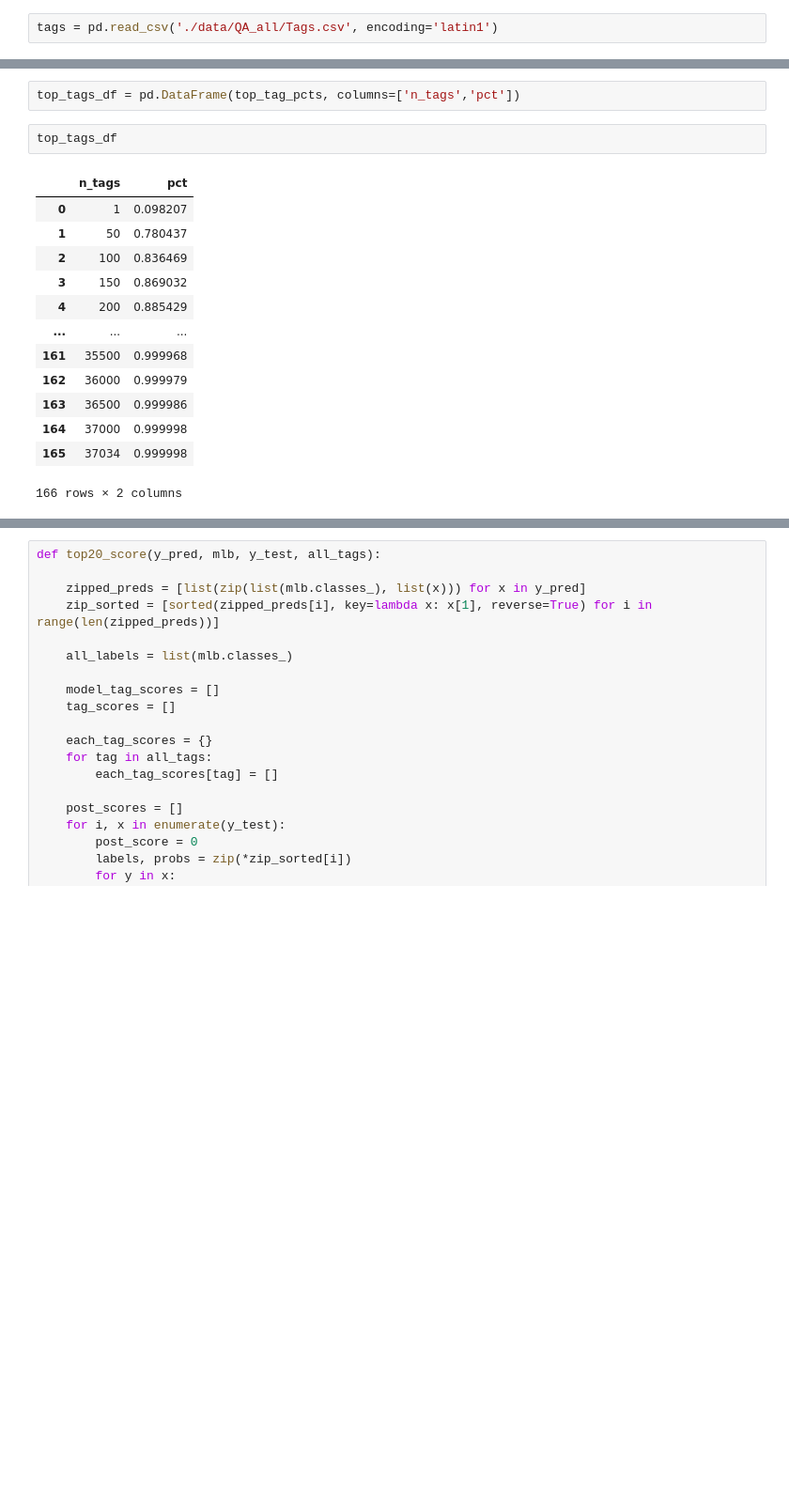
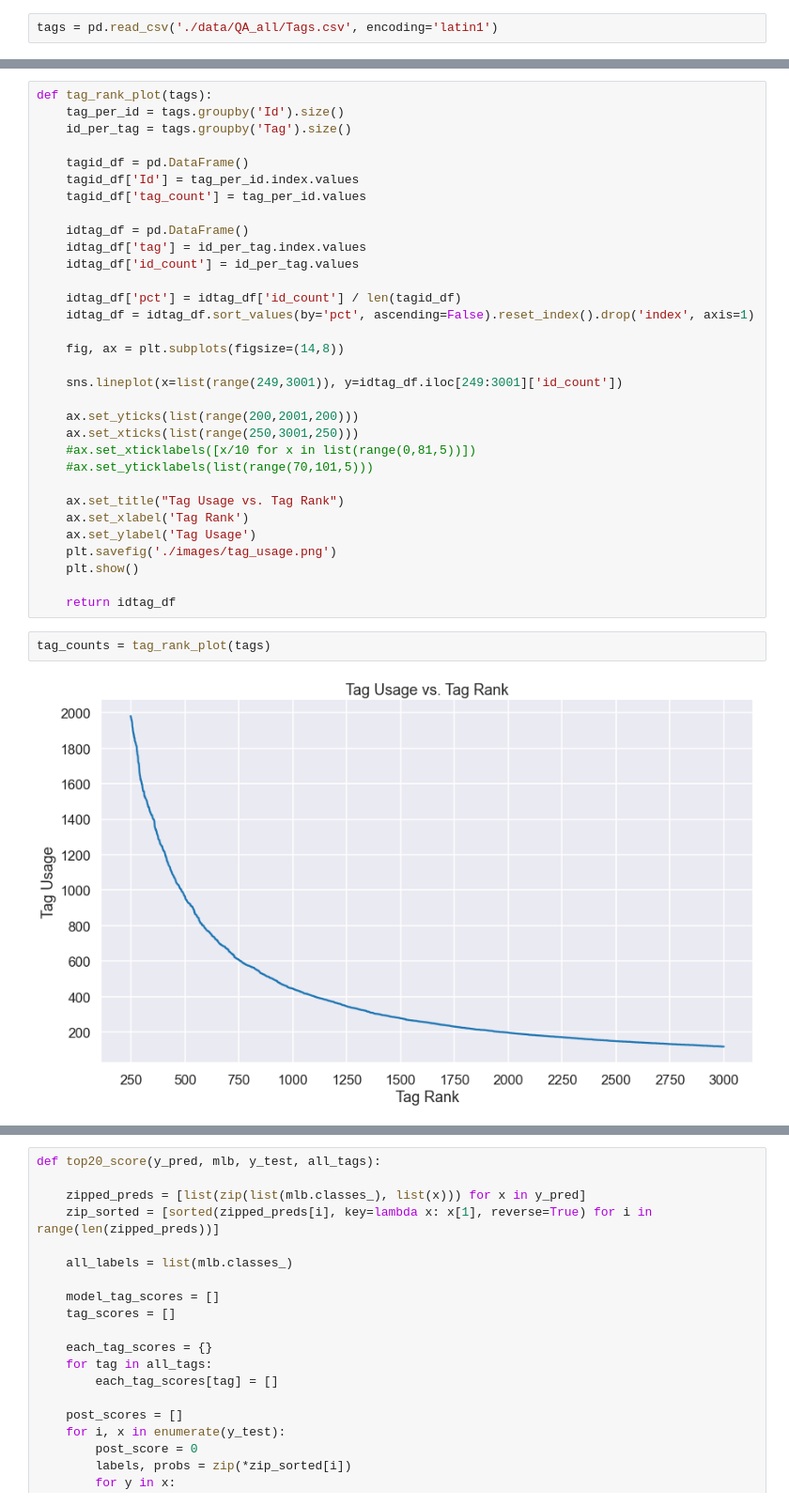
Before and after one commit to willcd/module5-project, a Jupyter notebook: phase5-project.ipynb, the cells around one changed output, grey strips where cells are left out. Shown at 94% size. Saved outputs shown, nothing was run; the diff lists cells and outputs as text; blank space fills up the shorter version.

```diff
--- a/phase5-project.ipynb
+++ b/phase5-project.ipynb
@@ -366,18 +374,36 @@ top_tag_pcts = tag_pcts_plot(tags)
-# %%
-top_tags_df = pd.DataFrame(top_tag_pcts, columns=['n_tags','pct'])
-# %%
-top_tags_df
-# %% [output]
-|  | n_tags | pct |
-| 0 | 1 | 0.098207 |
-| 1 | 50 | 0.780437 |
-| 2 | 100 | 0.836469 |
-| 3 | 150 | 0.869032 |
-| 4 | 200 | 0.885429 |
-| ... | ... | ... |
-| 161 | 35500 | 0.999968 |
-| 162 | 36000 | 0.999979 |
-| 163 | 36500 | 0.999986 |
-| 164 | 37000 | 0.999998 |
-| 165 | 37034 | 0.999998 |
-166 rows × 2 columns
+# %%
+def tag_rank_plot(tags):
+    tag_per_id = tags.groupby('Id').size()
+    id_per_tag = tags.groupby('Tag').size()
+
+    tagid_df = pd.DataFrame()
+    tagid_df['Id'] = tag_per_id.index.values
+    tagid_df['tag_count'] = tag_per_id.values
+
+    idtag_df = pd.DataFrame()
+    idtag_df['tag'] = id_per_tag.index.values
+    idtag_df['id_count'] = id_per_tag.values
+
+    idtag_df['pct'] = idtag_df['id_count'] / len(tagid_df)
+    idtag_df = idtag_df.sort_values(by='pct', ascending=False).reset_index().drop('index', axis=1)
+
+    fig, ax = plt.subplots(figsize=(14,8))
+
+    sns.lineplot(x=list(range(249,3001)), y=idtag_df.iloc[249:3001]['id_count'])
+
+    ax.set_yticks(list(range(200,2001,200)))
+    ax.set_xticks(list(range(250,3001,250)))
+    #ax.set_xticklabels([x/10 for x in list(range(0,81,5))])
+    #ax.set_yticklabels(list(range(70,101,5)))
+
+    ax.set_title("Tag Usage vs. Tag Rank")
+    ax.set_xlabel('Tag Rank')
+    ax.set_ylabel('Tag Usage')
+    plt.savefig('./images/tag_usage.png')
+    plt.show()
+
+    return idtag_df
+# %%
+tag_counts = tag_rank_plot(tags)
+# %% [output]
+[figure, added]
```
Also changed, not shown: parts of 7 cells of this notebook, 3 other files.
